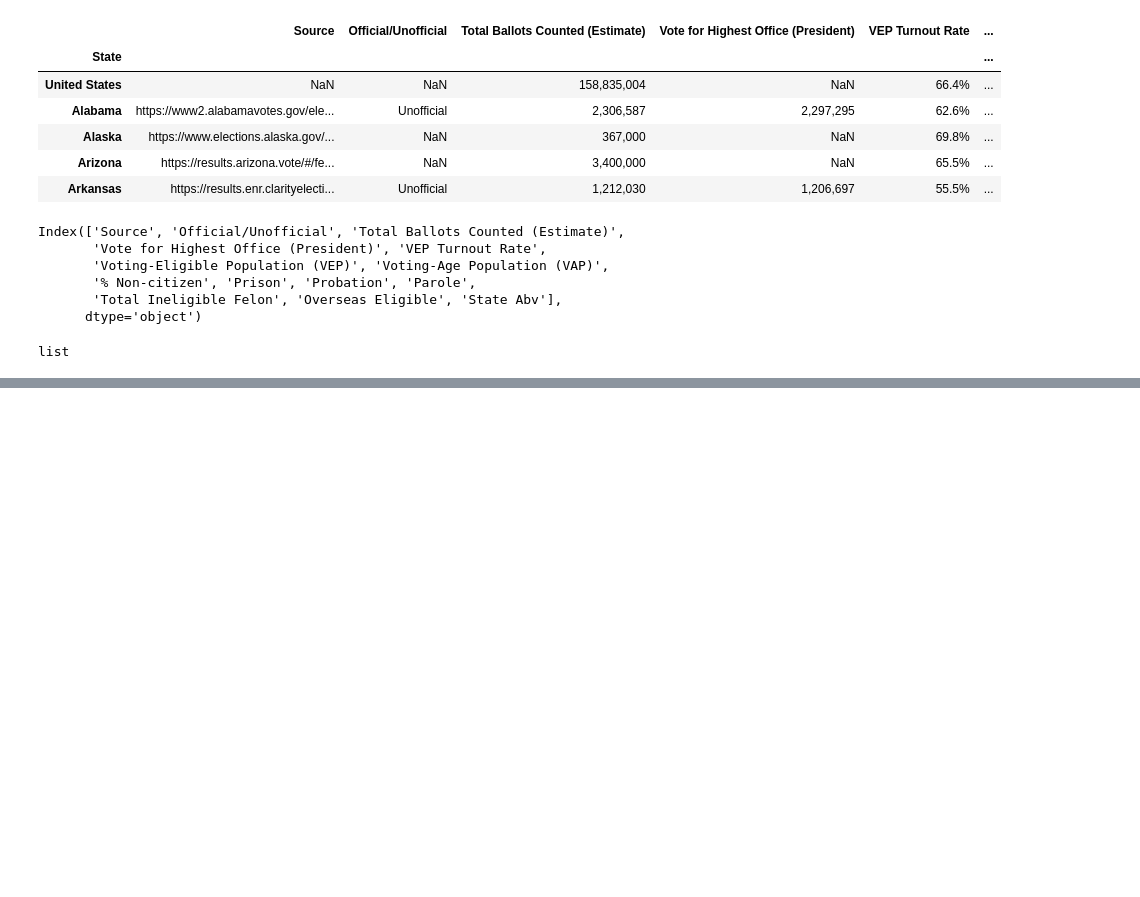
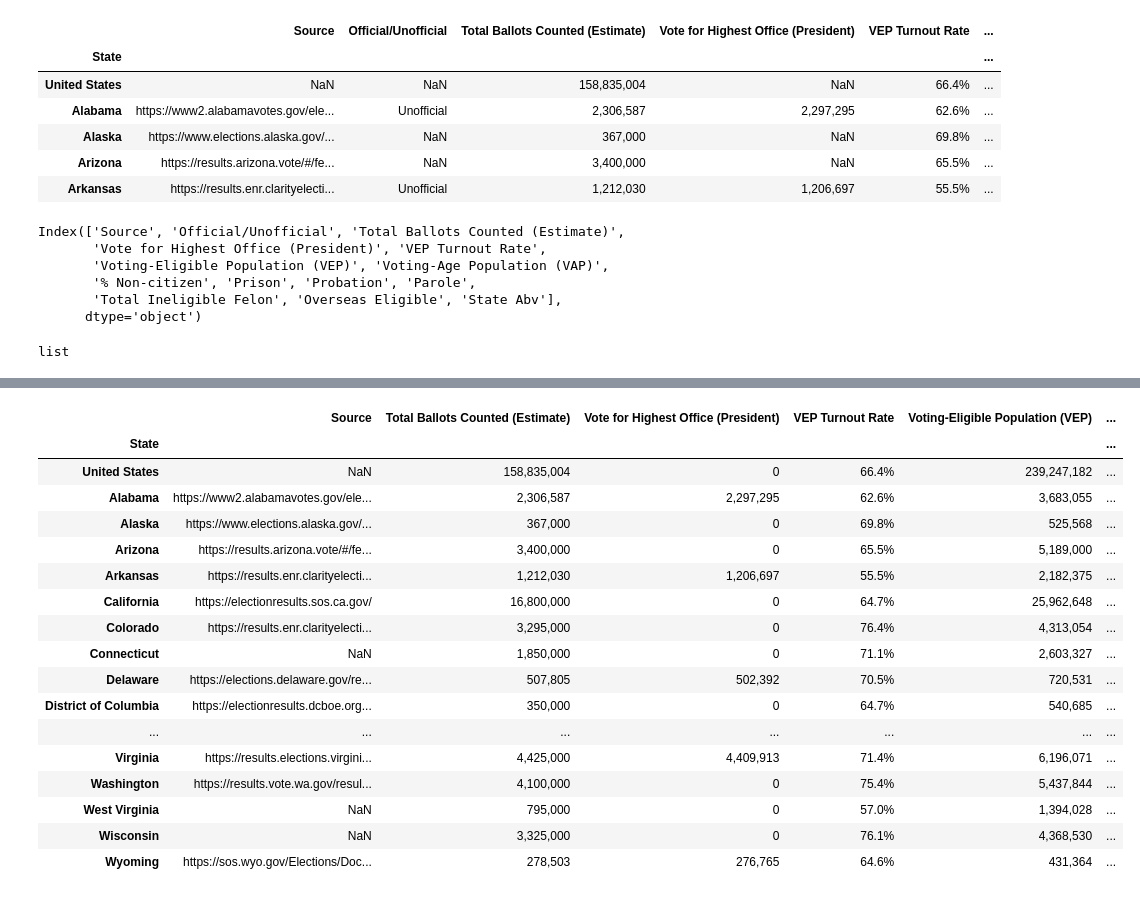
Before and after one commit to somezzedup/Micro-Credential-Winter-2022, a Jupyter notebook: Property_&_Election_Analysis.ipynb, the cells around one changed output, grey strips where cells are left out. Drawn from its saved outputs; the diff is of its cells as text; code cells hidden in the pictures; blank space fills up the shorter version.

```diff
--- a/Property_&_Election_Analysis.ipynb
+++ b/Property_&_Election_Analysis.ipynb
@@ -130,0 +213,24 @@ df.shape
+# %%
+df = new_election.copy()
+# %%
+#copy of the new_election
+df
+# %% [output]
+|  | Source | Total Ballots Counted (Estimate) | Vote for Highest Office (President) | VEP Turnout Rate | Voting-Eligible Population (VEP) | ... |
+| State |  |  |  |  |  | ... |
+| United States | NaN | 158,835,004 | 0 | 66.4% | 239,247,182 | ... |
+| Alabama | https://www2.alabamavotes.gov/ele... | 2,306,587 | 2,297,295 | 62.6% | 3,683,055 | ... |
+| Alaska | https://www.elections.alaska.gov/... | 367,000 | 0 | 69.8% | 525,568 | ... |
+| Arizona | https://results.arizona.vote/#/fe... | 3,400,000 | 0 | 65.5% | 5,189,000 | ... |
+| Arkansas | https://results.enr.clarityelecti... | 1,212,030 | 1,206,697 | 55.5% | 2,182,375 | ... |
+| California | https://electionresults.sos.ca.gov/ | 16,800,000 | 0 | 64.7% | 25,962,648 | ... |
+| Colorado | https://results.enr.clarityelecti... | 3,295,000 | 0 | 76.4% | 4,313,054 | ... |
+| Connecticut | NaN | 1,850,000 | 0 | 71.1% | 2,603,327 | ... |
+| Delaware | https://elections.delaware.gov/re... | 507,805 | 502,392 | 70.5% | 720,531 | ... |
+| District of Columbia | https://electionresults.dcboe.org... | 350,000 | 0 | 64.7% | 540,685 | ... |
+| ... | ... | ... | ... | ... | ... | ... |
+| Virginia | https://results.elections.virgini... | 4,425,000 | 4,409,913 | 71.4% | 6,196,071 | ... |
+| Washington | https://results.vote.wa.gov/resul... | 4,100,000 | 0 | 75.4% | 5,437,844 | ... |
+| West Virginia | NaN | 795,000 | 0 | 57.0% | 1,394,028 | ... |
+| Wisconsin | NaN | 3,325,000 | 0 | 76.1% | 4,368,530 | ... |
+| Wyoming | https://sos.wyo.gov/Elections/Doc... | 278,503 | 276,765 | 64.6% | 431,364 | ... |
```
Also changed, not shown: parts of 16 cells of this notebook.
